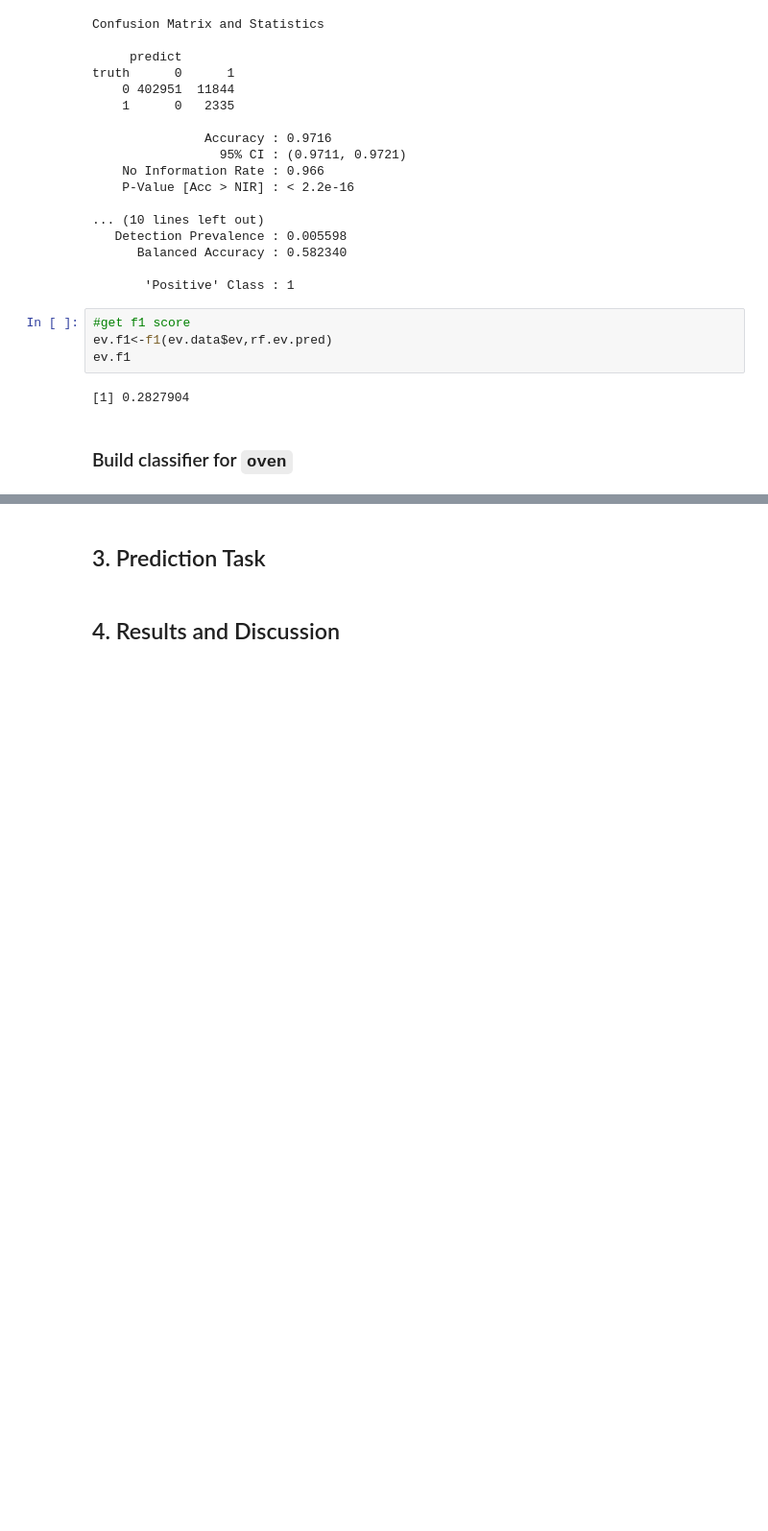
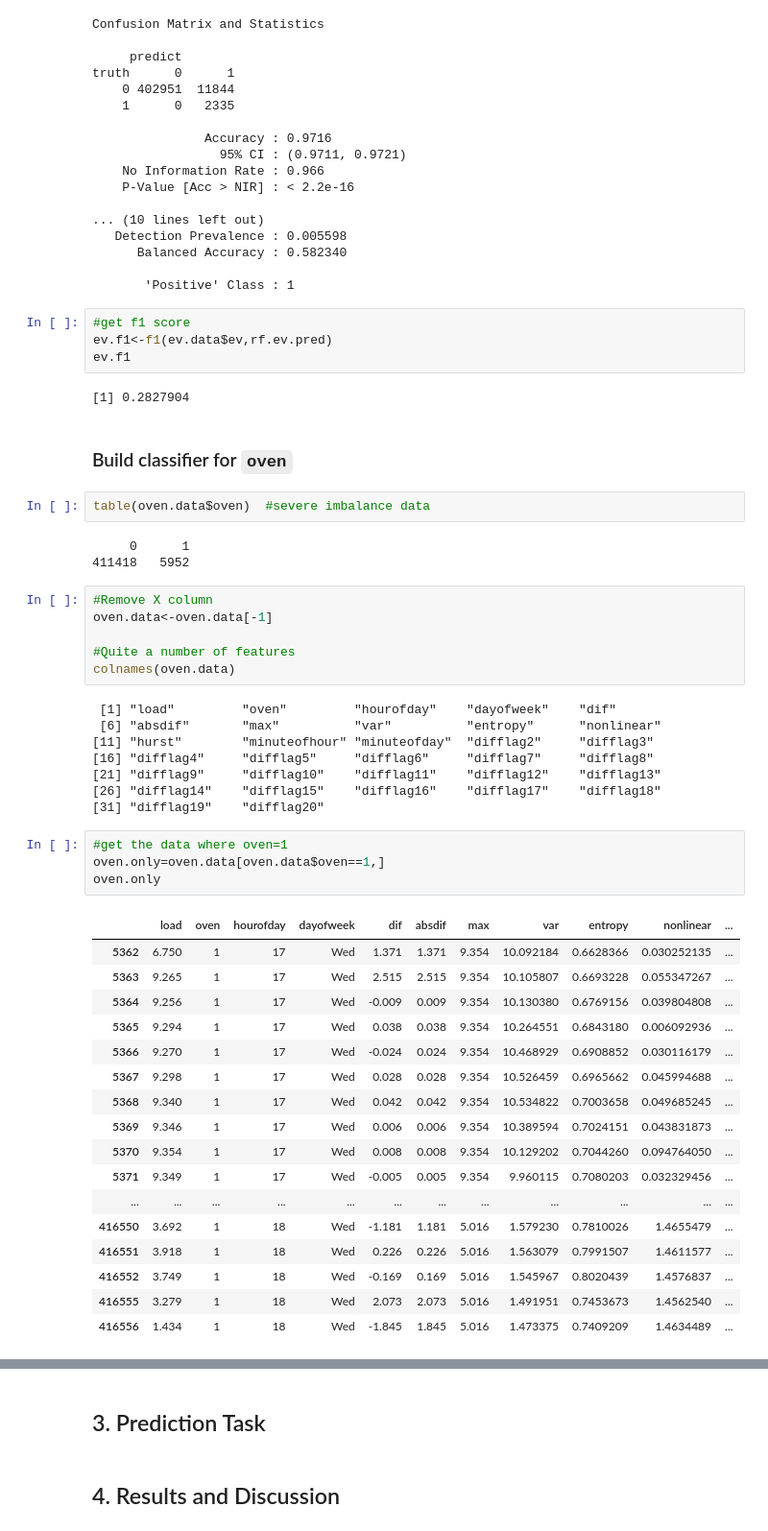
Before and after one commit to DanielTranDS/Appliance-EDA-Classification, a Jupyter notebook: AppliancesClassification_Codes.ipynb, the cells around one changed output, grey strips where cells are left out. Shown at 96% size. Cells and saved outputs as stored; diff of their text form; blank space fills up the shorter version.

Commit message:
Build classifier for oven

```diff
--- a/AppliancesClassification_Codes.ipynb
+++ b/AppliancesClassification_Codes.ipynb
@@ -872,3 +872,44 @@ ev.f1
 [1] 0.2827904
 # %% [markdown]
 ###  Build classifier for `oven`
+# %%
+table(oven.data$oven)  #severe imbalance data
+# %% [output]
+     0      1
+411418   5952
+# %%
+#Remove X column
+oven.data<-oven.data[-1]
+
+#Quite a number of features
+colnames(oven.data)
+# %% [output]
+ [1] "load"         "oven"         "hourofday"    "dayofweek"    "dif"
+ [6] "absdif"       "max"          "var"          "entropy"      "nonlinear"
+[11] "hurst"        "minuteofhour" "minuteofday"  "difflag2"     "difflag3"
+[16] "difflag4"     "difflag5"     "difflag6"     "difflag7"     "difflag8"
+[21] "difflag9"     "difflag10"    "difflag11"    "difflag12"    "difflag13"
+[26] "difflag14"    "difflag15"    "difflag16"    "difflag17"    "difflag18"
+[31] "difflag19"    "difflag20"
+# %%
+#get the data where oven=1
+oven.only=oven.data[oven.data$oven==1,]
+oven.only
+# %% [output]
+|  | load | oven | hourofday | dayofweek | dif | absdif | max | var | entropy | nonlinear | ... |
+| 5362 | 6.750 | 1 | 17 | Wed | 1.371 | 1.371 | 9.354 | 10.092184 | 0.6628366 | 0.030252135 | ... |
+| 5363 | 9.265 | 1 | 17 | Wed | 2.515 | 2.515 | 9.354 | 10.105807 | 0.6693228 | 0.055347267 | ... |
+| 5364 | 9.256 | 1 | 17 | Wed | -0.009 | 0.009 | 9.354 | 10.130380 | 0.6769156 | 0.039804808 | ... |
+| 5365 | 9.294 | 1 | 17 | Wed | 0.038 | 0.038 | 9.354 | 10.264551 | 0.6843180 | 0.006092936 | ... |
+| 5366 | 9.270 | 1 | 17 | Wed | -0.024 | 0.024 | 9.354 | 10.468929 | 0.6908852 | 0.030116179 | ... |
+| 5367 | 9.298 | 1 | 17 | Wed | 0.028 | 0.028 | 9.354 | 10.526459 | 0.6965662 | 0.045994688 | ... |
+| 5368 | 9.340 | 1 | 17 | Wed | 0.042 | 0.042 | 9.354 | 10.534822 | 0.7003658 | 0.049685245 | ... |
+| 5369 | 9.346 | 1 | 17 | Wed | 0.006 | 0.006 | 9.354 | 10.389594 | 0.7024151 | 0.043831873 | ... |
+| 5370 | 9.354 | 1 | 17 | Wed | 0.008 | 0.008 | 9.354 | 10.129202 | 0.7044260 | 0.094764050 | ... |
+| 5371 | 9.349 | 1 | 17 | Wed | -0.005 | 0.005 | 9.354 | 9.960115 | 0.7080203 | 0.032329456 | ... |
+| ... | ... | ... | ... | ... | ... | ... | ... | ... | ... | ... | ... |
+| 416550 | 3.692 | 1 | 18 | Wed | -1.181 | 1.181 | 5.016 | 1.579230 | 0.7810026 | 1.4655479 | ... |
+| 416551 | 3.918 | 1 | 18 | Wed | 0.226 | 0.226 | 5.016 | 1.563079 | 0.7991507 | 1.4611577 | ... |
+| 416552 | 3.749 | 1 | 18 | Wed | -0.169 | 0.169 | 5.016 | 1.545967 | 0.8020439 | 1.4576837 | ... |
+| 416555 | 3.279 | 1 | 18 | Wed | 2.073 | 2.073 | 5.016 | 1.491951 | 0.7453673 | 1.4562540 | ... |
+| 416556 | 1.434 | 1 | 18 | Wed | -1.845 | 1.845 | 5.016 | 1.473375 | 0.7409209 | 1.4634489 | ... |
```
Also changed, not shown: parts of 7 cells of this notebook.
